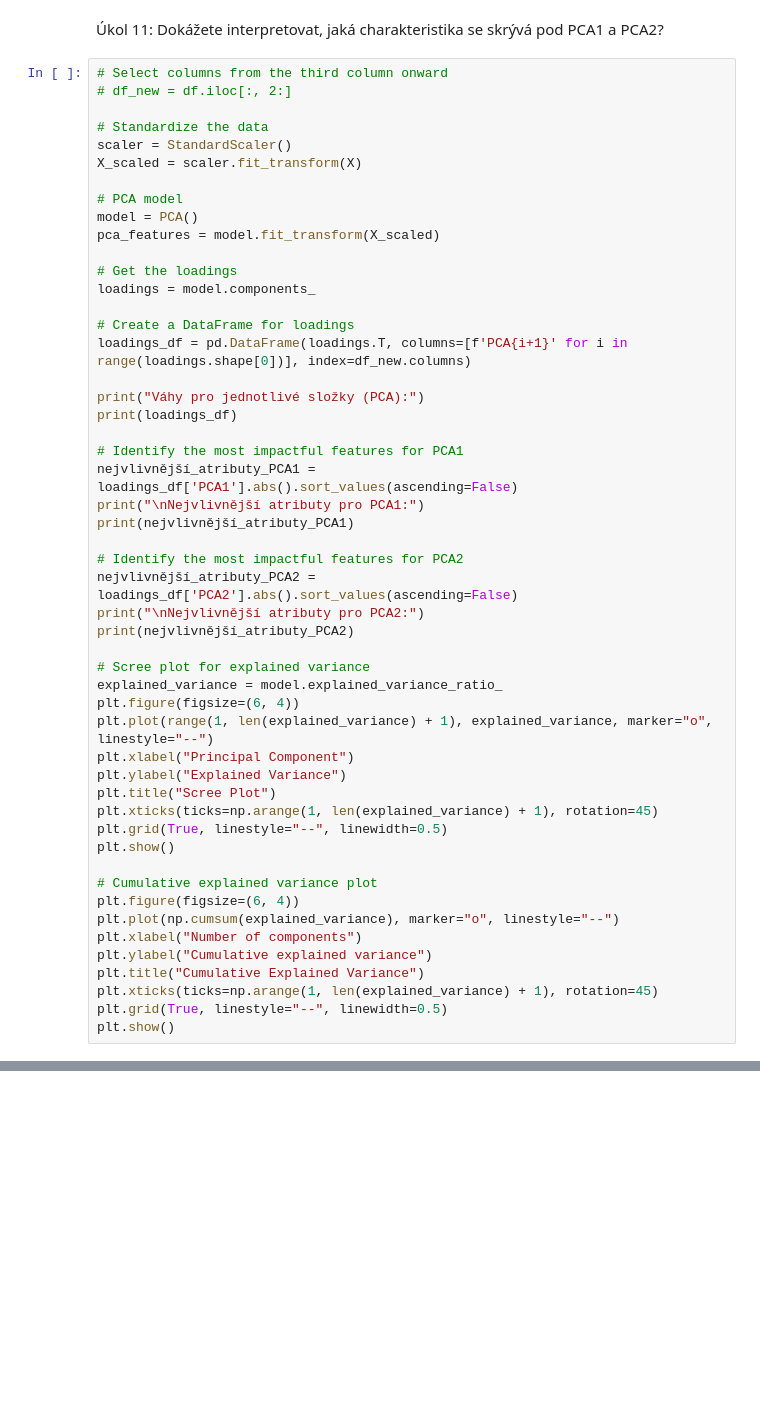
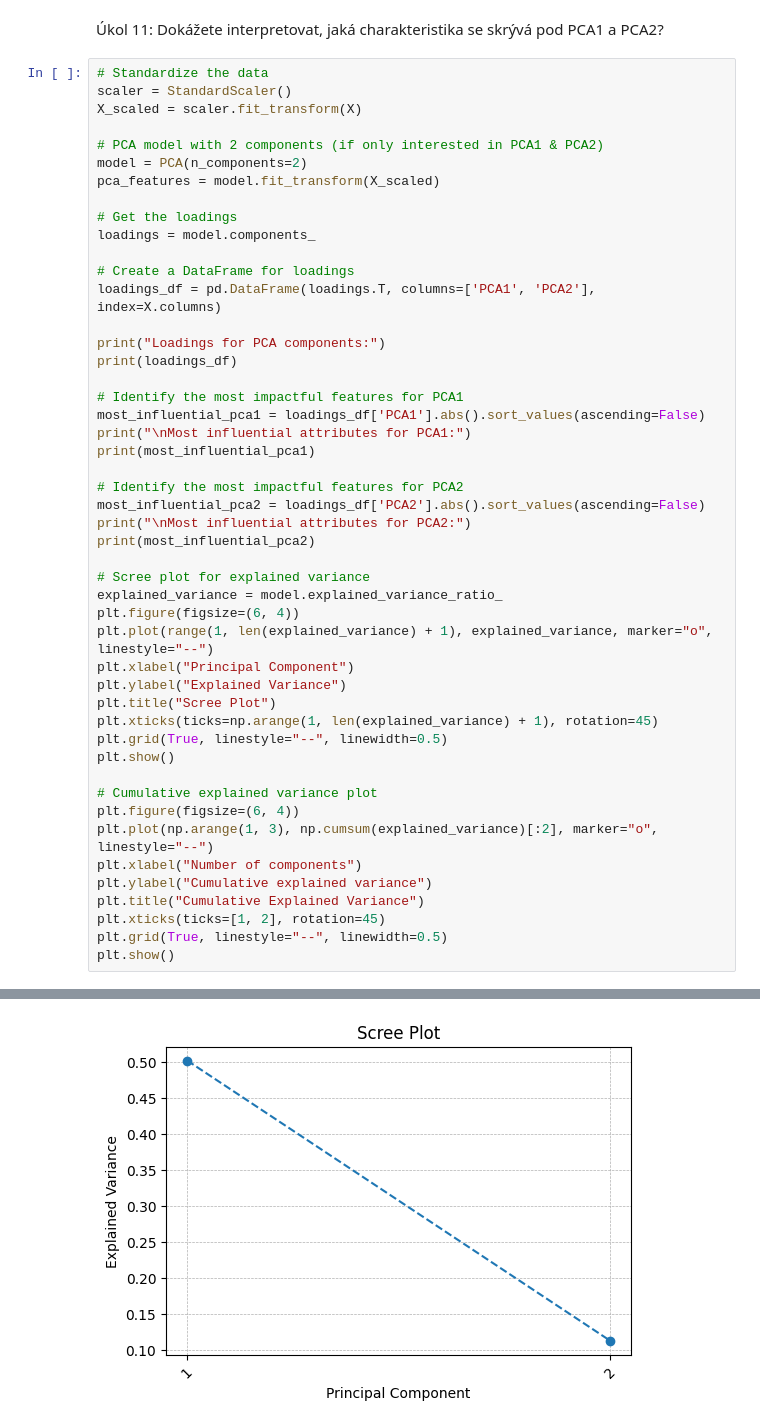
Before and after one commit to kamilahoudek/Projects, a Jupyter notebook: Project_Unsupervised_World_Bank/Project - Unsupervised - World Bank.ipynb, the cells around one changed output, grey strips where cells are left out. Drawn from its saved outputs; the diff is of its cells as text; blank space fills up the shorter version.

```diff
--- a/Project_Unsupervised_World_Bank/Project - Unsupervised - World Bank.ipynb
+++ b/Project_Unsupervised_World_Bank/Project - Unsupervised - World Bank.ipynb
@@ -433,35 +437,32 @@ Correlation between PCA2 and ElectricityAccess: -0.19
 # %% [markdown]
 Úkol 11: Dokážete interpretovat, jaká charakteristika se skrývá pod PCA1 a PCA2?
 # %%
-# Select columns from the third column onward
-# df_new = df.iloc[:, 2:]
-
 # Standardize the data
 scaler = StandardScaler()
 X_scaled = scaler.fit_transform(X)
 
-# PCA model
-model = PCA()
+# PCA model with 2 components (if only interested in PCA1 & PCA2)
+model = PCA(n_components=2)
 pca_features = model.fit_transform(X_scaled)
 
 # Get the loadings
 loadings = model.components_
 
 # Create a DataFrame for loadings
-loadings_df = pd.DataFrame(loadings.T, columns=[f'PCA{i+1}' for i in range(loadings.shape[0])], index=df_new.columns)
+loadings_df = pd.DataFrame(loadings.T, columns=['PCA1', 'PCA2'], index=X.columns)
 
-print("Váhy pro jednotlivé složky (PCA):")
+print("Loadings for PCA components:")
 print(loadings_df)
 
 # Identify the most impactful features for PCA1
-nejvlivnější_atributy_PCA1 = loadings_df['PCA1'].abs().sort_values(ascending=False)
-print("\nNejvlivnější atributy pro PCA1:")
-print(nejvlivnější_atributy_PCA1)
+most_influential_pca1 = loadings_df['PCA1'].abs().sort_values(ascending=False)
+print("\nMost influential attributes for PCA1:")
+print(most_influential_pca1)
 
 # Identify the most impactful features for PCA2
-nejvlivnější_atributy_PCA2 = loadings_df['PCA2'].abs().sort_values(ascending=False)
-print("\nNejvlivnější atributy pro PCA2:")
-print(nejvlivnější_atributy_PCA2)
+most_influential_pca2 = loadings_df['PCA2'].abs().sort_values(ascending=False)
+print("\nMost influential attributes for PCA2:")
+print(most_influential_pca2)
 
 # Scree plot for explained variance
 explained_variance = model.explained_variance_ratio_
@@ -476,11 +477,11 @@ plt.show()
 
 # Cumulative explained variance plot
 plt.figure(figsize=(6, 4))
-plt.plot(np.cumsum(explained_variance), marker="o", linestyle="--")
+plt.plot(np.arange(1, 3), np.cumsum(explained_variance)[:2], marker="o", linestyle="--")
 plt.xlabel("Number of components")
 plt.ylabel("Cumulative explained variance")
 plt.title("Cumulative Explained Variance")
-plt.xticks(ticks=np.arange(1, len(explained_variance) + 1), rotation=45)
+plt.xticks(ticks=[1, 2], rotation=45)
 plt.grid(True, linestyle="--", linewidth=0.5)
 plt.show()
 # %% [output]
@@ -487,0 +505 @@ ValueError: Shape of passed values is (19, 19), indices imply (20, 19)
+[figure, added]
```
Also changed, not shown: parts of 10 cells of this notebook, 2 other files.
